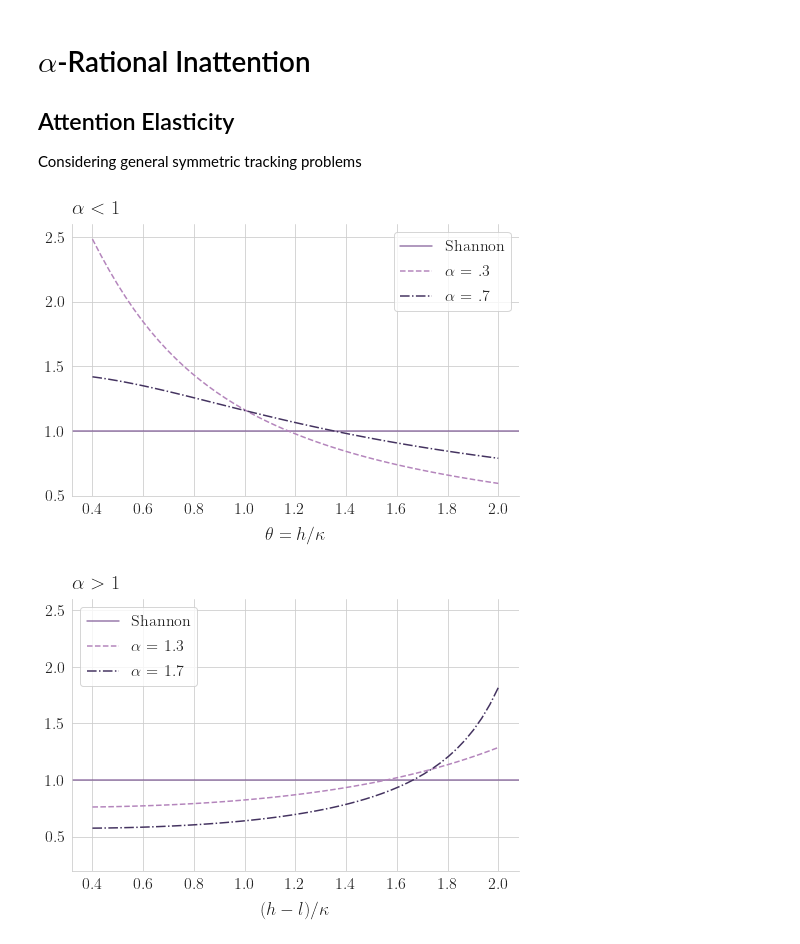
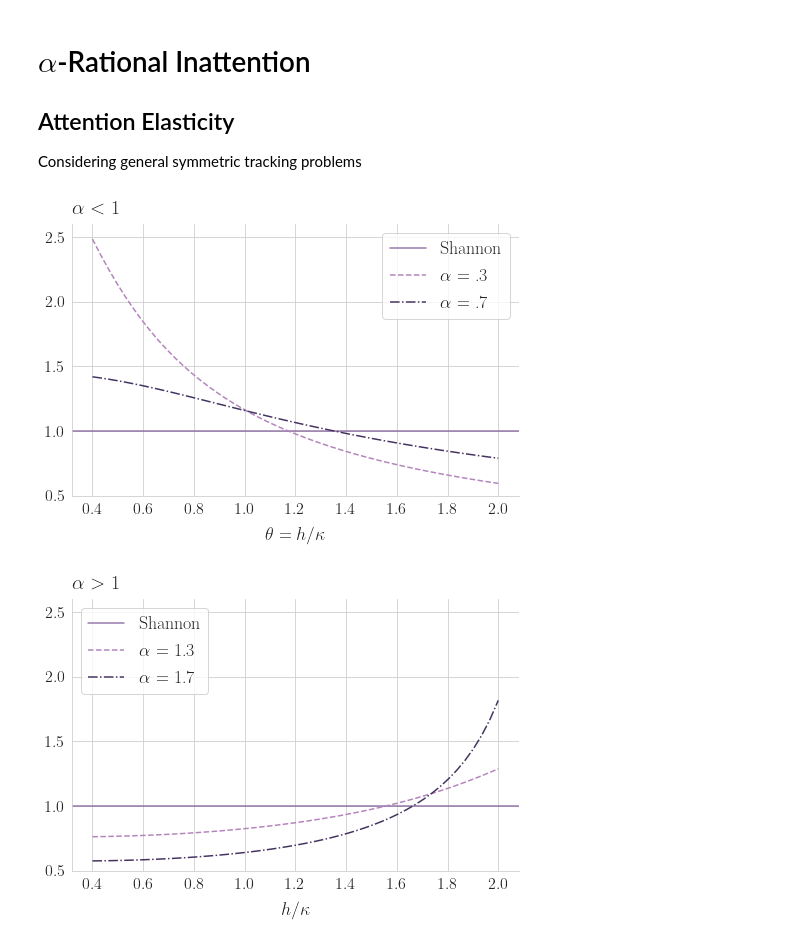
Before and after one commit to danielcsaba/alpha_RI, a Jupyter notebook: figs_attention_elasticity.ipynb, the cells around one changed output. Cells and saved outputs as stored; diff of their text form; code cells hidden in the pictures.

```diff
--- a/figs_attention_elasticity.ipynb
+++ b/figs_attention_elasticity.ipynb
@@ -19,6 +19,7 @@ colors=(sns.color_palette("ch:3,r=.2,l=.6"))
 plt.rc('text', usetex=True)
 plt.rc('font', family='serif')
 plt.rcParams['axes.labelsize'] = 18
+plt.rcParams['legend.fontsize'] = 18
 plt.rcParams['xtick.labelsize'] = 16
 plt.rcParams['ytick.labelsize'] = 16
 
@@ -60,7 +61,8 @@ def comp_elast(a, diff, delta, s, a0, a1, dim):
     alpha_RI_t0 = alpha_BA(U_t0, k, mu, a)
     qa_t0, la_t0, aP_t0 = alpha_RI_t0.opt_strat(tol=1e-15)
 
-    eps = elast_per_unit(alpha_RI_t0.opt_posterior, alpha_RI_t1.opt_posterior, delta, s, a0, a1)
+    eps = elast_per_unit(alpha_RI_t0.opt_posterior,
+                         alpha_RI_t1.opt_posterior, delta, s, a0, a1)
 
     h = (a-1)*(U_base - la/mu[:, np.newaxis])[0, 0]
     l = (a-1)*(U_base - la/mu[:, np.newaxis])[0, 1]
@@ -88,9 +90,11 @@ data = np.array(data)
 fig, ax = plt.subplots(figsize=(8, 5))
 
 ax.axhline(1, label="Shannon", color=colors[2], linestyle='-', alpha=.8)
-ax.plot(diff_range, data[data[:, 0] == .3][:, 1], label=r"$\alpha$ = .3", color=colors[0], linestyle='--')
-ax.plot(diff_range, data[data[:, 0] == .7][:, 1], label=r"$\alpha$ = .7", color=colors[4], linestyle='-.')
-ax.legend(fontsize=16)
+ax.plot(diff_range, data[data[:, 0] == .3][:, 1],
+        label=r"$\alpha$ = .3", color=colors[0], linestyle='--')
+ax.plot(diff_range, data[data[:, 0] == .7][:, 1],
+        label=r"$\alpha$ = .7", color=colors[4], linestyle='-.')
+ax.legend()
 ax.set_xlabel(r'$\theta = h/\kappa$', labelpad=10)
 ax.set_ylim(bottom=.5, top=2.6)
 ax.yaxis.set_ticks(np.arange(.5, 2.6, 0.5))
@@ -101,23 +105,25 @@ sns.despine()
 # plt.savefig(os.path.join(fig_dir, 'elast_gl_ch_al1.pdf'), format='pdf', dpi=1200, bbox_inches='tight')
 plt.show()
 # %% [output]
-[figure, old version]
+[figure, new version]
 # %%
 fig, ax = plt.subplots(figsize=(8, 5))
 
 ax.axhline(1, label="Shannon", color=colors[2], linestyle='-', alpha=.8)
-ax.plot(diff_range, data[data[:, 0] == 1.3][:, 1], label=r"$\alpha$ = 1.3", color=colors[0], linestyle='--')
-ax.plot(diff_range, data[data[:, 0] == 1.7][:, 1], label=r"$\alpha$ = 1.7", color=colors[4], linestyle='-.')
+ax.plot(diff_range, data[data[:, 0] == 1.3][:, 1],
+        label=r"$\alpha$ = 1.3", color=colors[0], linestyle='--')
+ax.plot(diff_range, data[data[:, 0] == 1.7][:, 1],
+        label=r"$\alpha$ = 1.7", color=colors[4], linestyle='-.')
 
-ax.legend(fontsize=16, loc=2)
-ax.set_xlabel(r'$(h - l)/\kappa$', labelpad=10)
-ax.set_ylim(bottom=.2, top=2.6)
+ax.legend(loc=2)
+ax.set_xlabel(r'$h/\kappa$', labelpad=10)
+ax.set_ylim(bottom=.5, top=2.6)
 ax.yaxis.set_ticks(np.arange(.5, 2.6, 0.5))
 ax.set_title(r'$\alpha > 1$',
              loc='left', pad=10, fontsize=20)
 
 sns.despine()
 # plt.savefig(os.path.join(fig_dir, 'elast_gl_ch_ag1.pdf'), format='pdf', dpi=1200, bbox_inches='tight')
 plt.show()
 # %% [output]
-[figure, old version]
+[figure, new version]
```
Also changed, not shown: parts of 1 cell of this notebook, 2 other files.
